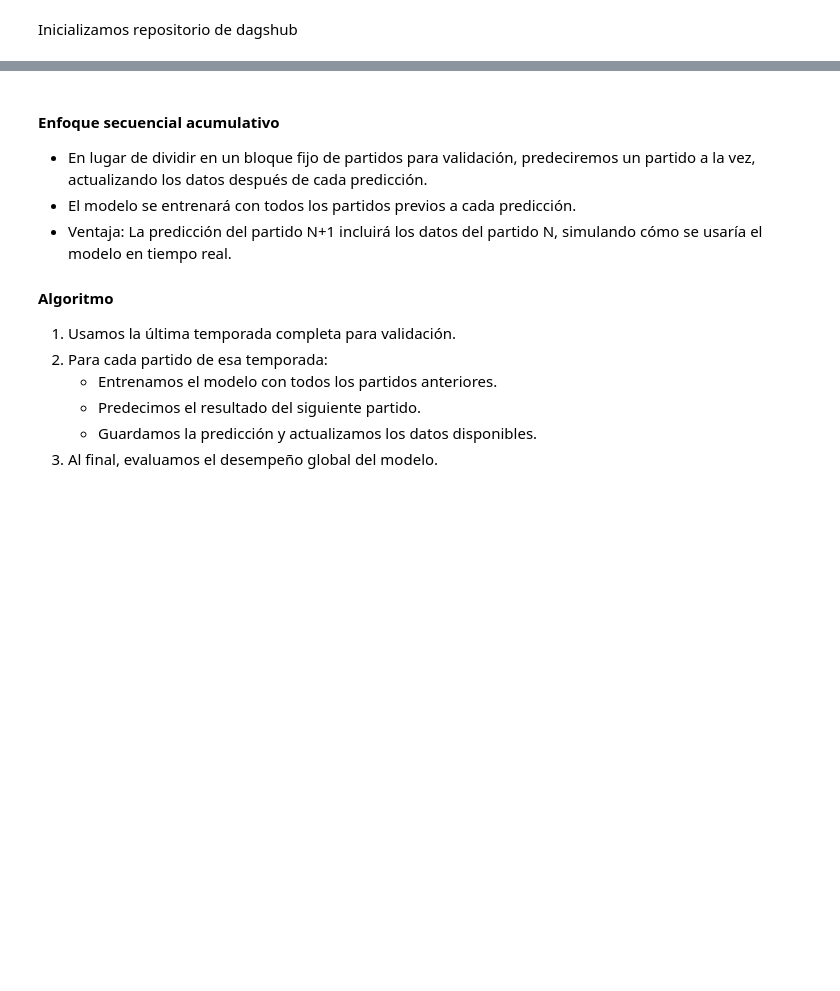
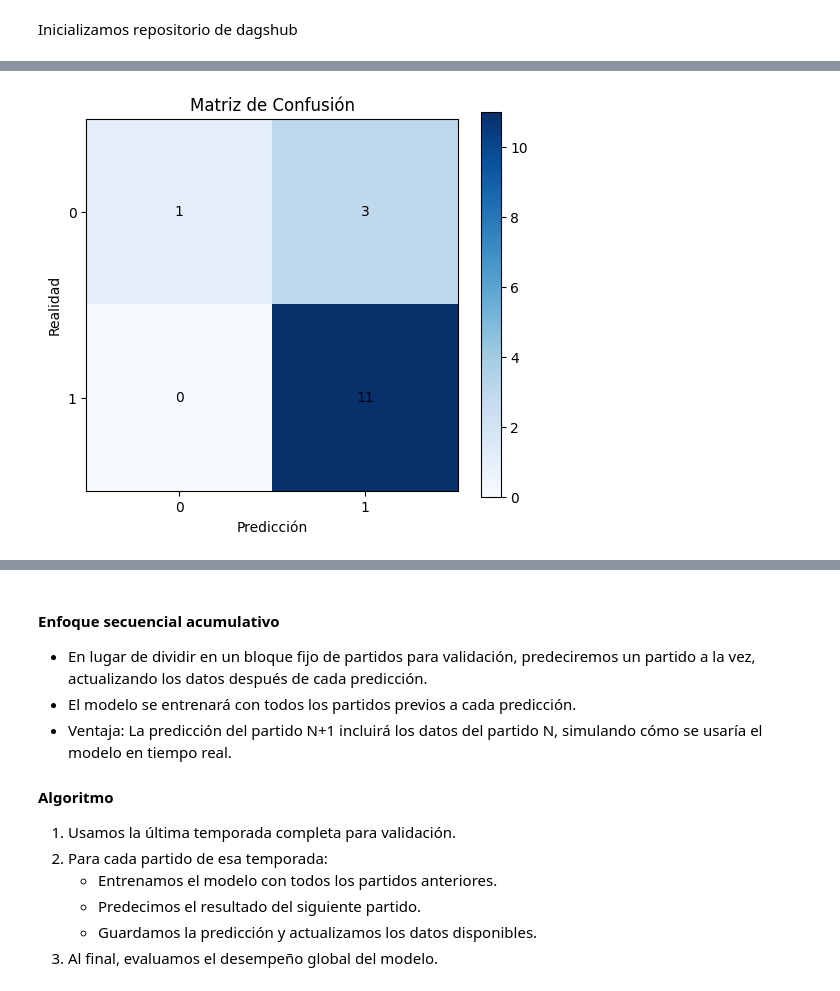
Before and after one commit to anaigs/tfg_inso_github, a Jupyter notebook: code/models/modelos_lineales/regresion_logistica.ipynb, the cells around one changed output, grey strips where cells are left out. Drawn from its saved outputs; the diff is of its cells as text; code cells hidden in the pictures; blank space fills up the shorter version.

Commit message:
finalizar logistic regression

```diff
--- a/code/models/modelos_lineales/regresion_logistica.ipynb
+++ b/code/models/modelos_lineales/regresion_logistica.ipynb
@@ -28,7 +29,8 @@ TOKEN = "6906b8ec6ea34a63bacb40b89eed8c6e9b9ff49d"
 REPO_NAME = "tfg_inso_github"
 
 # Configurar el tracking URI con autenticación
-mlflow.set_tracking_uri(f"https://dagshub.com/anaigs/tfg_inso_github")
+mlflow.set_tracking_uri(f"https://dagshub.com/anaigs/tfg_inso_github.mlflow")
+dagshub.init(repo_owner=USERNAME, repo_name="tfg_inso_github", mlflow=True)
 
 print(mlflow.get_tracking_uri())
 # %% [output]
@@ -126,37 +94,66 @@ model.fit(X_train_scaled, y_train)
 # %%
-# Predicciones en el conjunto de validación
-y_pred = model.predict(X_val_scaled)
+with mlflow.start_run(run_name="real_madrid_logreg_basic"):
+    # Registrar parámetros en MLflow
+    mlflow.log_param("model_type", "Logistic Regression")
+    mlflow.log_param("approach", "basic")
+    mlflow.log_param("team", "real madrid")
+    mlflow.log_param("max_iter", 1000)
+    mlflow.log_param("solver", "lbfgs")
 
-# Evaluación del modelo
-accuracy = accuracy_score(y_val, y_pred)
-report = classification_report(y_val, y_pred, labels=[-1, 0, 1], target_names=["Derrota (-1)", "Empate (0)", "Victoria (1)"])
-print("\nReporte de clasificación:\n", report)
+    # Definir y entrenar el modelo de Regresión Logística
+    model = LogisticRegression(multi_class='multinomial', solver='lbfgs', max_iter=1000, random_state=42)
+    model.fit(X_train_scaled, y_train)
 
-# Mostrar resultados
-print(f"Accuracy del modelo: {accuracy:.4f}")
+    # Predicciones en el conjunto de validación
+    y_pred = model.predict(X_val_scaled)
 
-# Verificar las clases presentes en la validación
-print("Clases presentes en y_val:", set(y_val))
+    # Evaluación del modelo
+    accuracy = accuracy_score(y_val, y_pred)
+    precision = precision_score(y_val, y_pred, average='weighted', zero_division=0)
+    recall = recall_score(y_val, y_pred, average='weighted', zero_division=0)
+    f1 = f1_score(y_val, y_pred, average='weighted', zero_division=0)
 
-# Obtener las clases presentes realmente en la validación
-clases_presentes = sorted(set(y_val))  # Clases reales en la validación
+    report = classification_report(y_val, y_pred, labels=[-1, 0, 1], target_names=["Derrota (-1)", "Empate (0)", "Victoria (1)"])
+    print("\nReporte de clasificación:\n", report)
+    print(f"Accuracy: {accuracy:.4f}, Precision: {precision:.4f}, Recall: {recall:.4f}, F1-score: {f1:.4f}")
 
-# Generar la matriz de confusión
-conf_matrix = confusion_matrix(y_val, y_pred, labels=clases_presentes)
+    # Registrar métricas en MLflow
+    mlflow.log_metric("accuracy", accuracy)
+    mlflow.log_metric("precision", precision)
+    mlflow.log_metric("recall", recall)
+    mlflow.log_metric("f1_score", f1)
 
-# Visualizar la matriz de confusión
-plt.figure(figsize=(6, 5))
-plt.imshow(conf_matrix, cmap="Blues", interpolation="nearest")
-plt.colorbar()
-plt.xticks(range(len(clases_presentes)), [f"{c}" for c in clases_presentes])
-plt.yticks(range(len(clases_presentes)), [f"{c}" for c in clases_presentes])
-plt.xlabel("Predicción")
-plt.ylabel("Realidad")
-plt.title("Matriz de Confusión")
+    # Guardar el modelo en MLflow
+    mlflow.sklearn.log_model(model, "logistic_regression_model")
 
-# Mostrar valores dentro de la matriz
-for i in range(len(clases_presentes)):
-    for j in range(len(clases_presentes)):
-        plt.text(j, i, conf_matrix[i, j], ha="center", va="center", color="black")
+    # Verificar las clases presentes en la validación
+    print("Clases presentes en y_val:", set(y_val))
 
-plt.show()
+    # Obtener las clases presentes realmente en la validación
+    clases_presentes = sorted(set(y_val))
+
+    # Generar la matriz de confusión
+    conf_matrix = confusion_matrix(y_val, y_pred, labels=clases_presentes)
+
+    # Guardar la matriz de confusión como imagen para MLflow
+    plt.figure(figsize=(6, 5))
+    plt.imshow(conf_matrix, cmap="Blues", interpolation="nearest")
+    plt.colorbar()
+    plt.xticks(range(len(clases_presentes)), [f"{c}" for c in clases_presentes])
+    plt.yticks(range(len(clases_presentes)), [f"{c}" for c in clases_presentes])
+    plt.xlabel("Predicción")
+    plt.ylabel("Realidad")
+    plt.title("Matriz de Confusión")
+
+    # Mostrar valores dentro de la matriz
+    for i in range(len(clases_presentes)):
+        for j in range(len(clases_presentes)):
+            plt.text(j, i, conf_matrix[i, j], ha="center", va="center", color="black")
+
+    # Guardar la imagen de la matriz de confusión
+    plt.savefig("confusion_matrix.png")
+    plt.show()
+
+    # Registrar la matriz de confusión en MLflow
+    mlflow.log_artifact("confusion_matrix.png")
+# %% [output]
@@ -162,0 +174 @@ plt.show()
+[figure, added]
```
Also changed, not shown: parts of 41 cells of this notebook.
